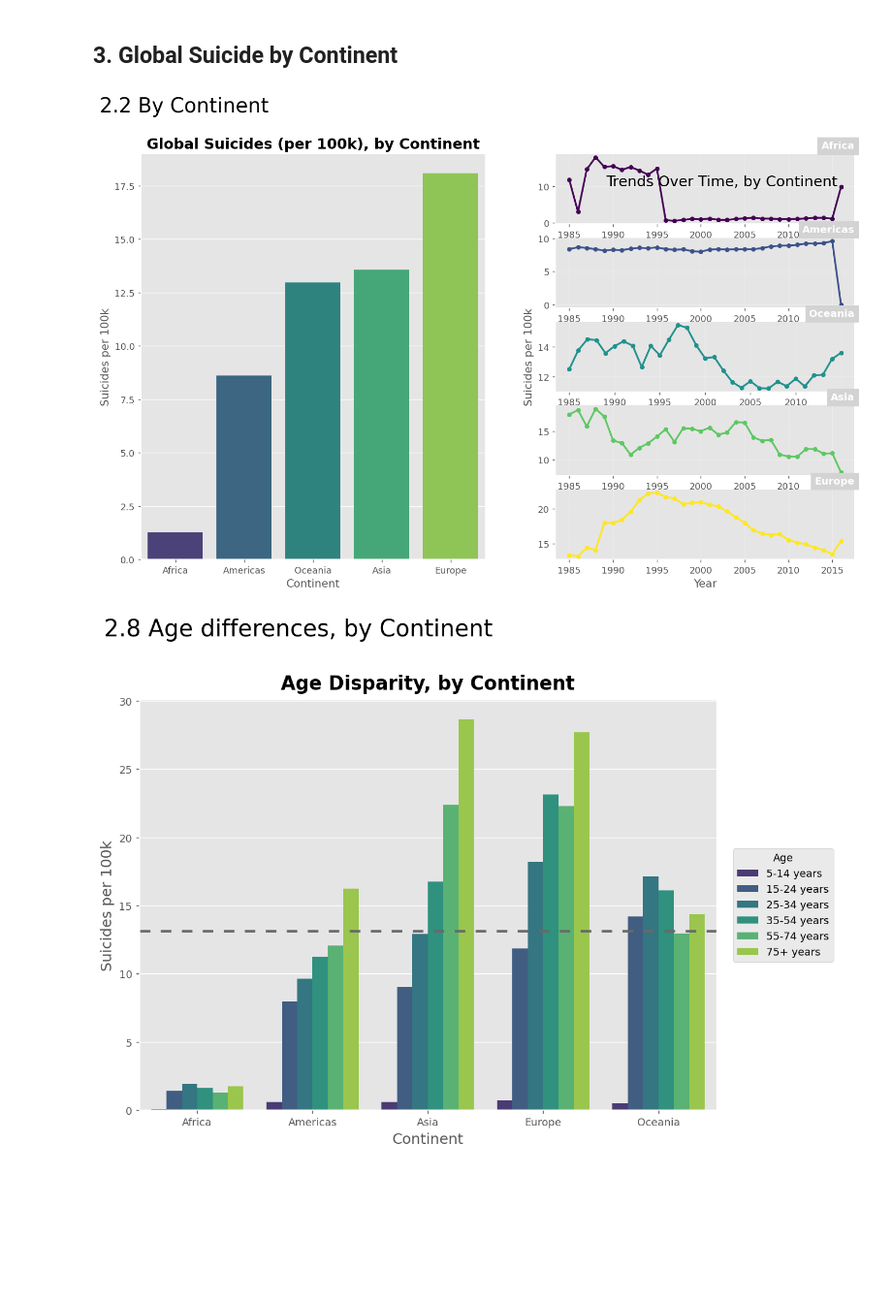
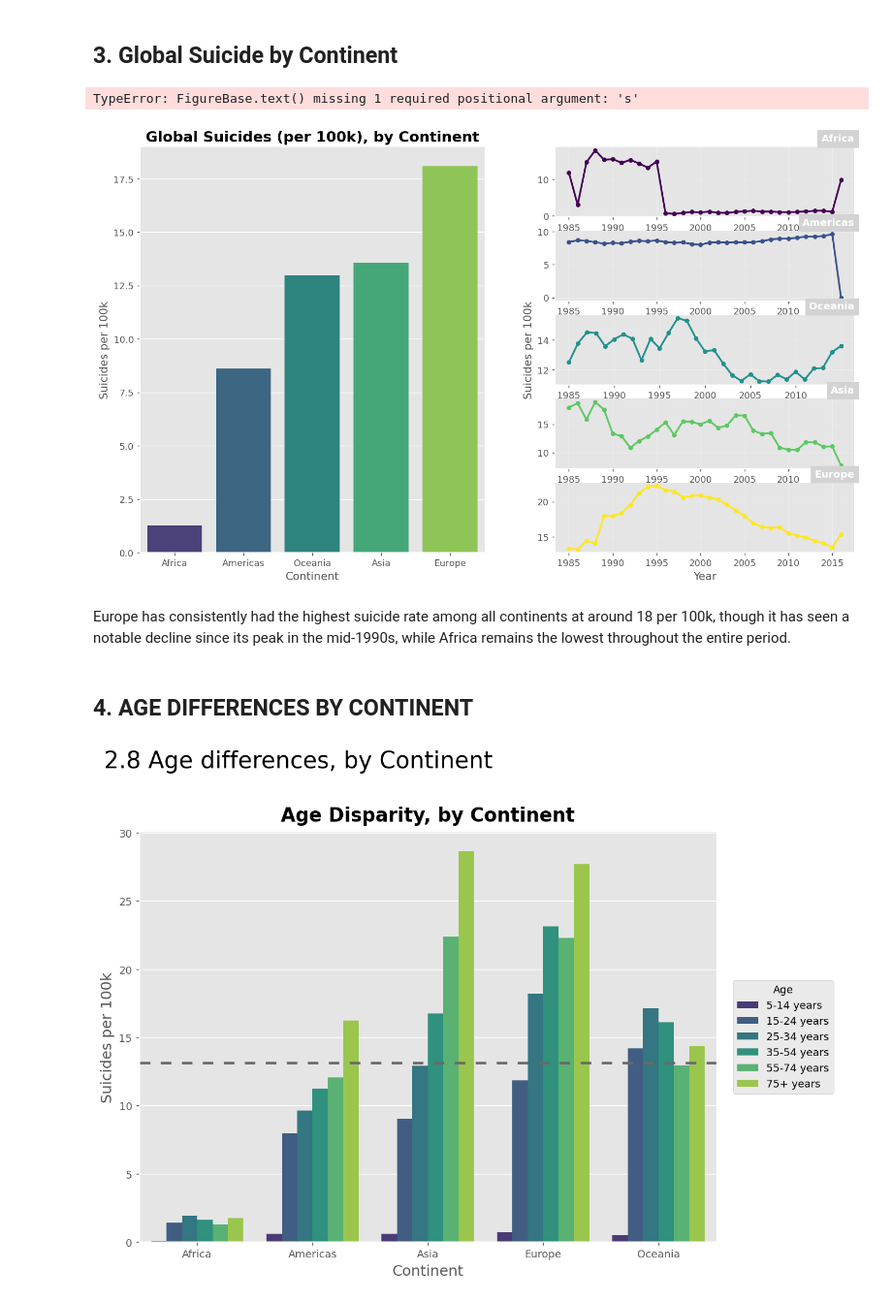
Before and after one commit to MustafaKaanKoc/Reproducible-Research-Term-Project, a Jupyter notebook: suicide_rates.ipynb, the cells around one changed output. Shown at 97% size. Saved outputs shown, nothing was run; the diff lists cells and outputs as text; code cells hidden in the pictures; blank space fills up the shorter version.

Commit message:
interpretaions are added for both the graphs and models

```diff
--- a/suicide_rates.ipynb
+++ b/suicide_rates.ipynb
@@ -294,34 +291,37 @@ for i, continent in enumerate(continent_order):
     ax.grid(True, alpha=0.3)
 
     if i < 4:
         ax.set_xlabel("")
 
     else:
         ax.set_xlabel("Year")
 
     if i == 2:
         ax.set_ylabel("Suicides per 100k")
 
 # OVERALL TITLES
 
 fig.text(
     0.08,
     0.96,
-    "2.2 By Continent",
     fontsize=22
 )
 
 fig.text(
     0.63,
     0.82,
-    "Trends Over Time, by Continent",
     fontsize=16
 )
 
 plt.tight_layout(rect=[0,0,1,0.95])
 plt.show()
 
 # finish
 # %% [output]
+TypeError: FigureBase.text() missing 1 required positional argument: 's'
-[figure, old version]
+[figure, new version]
+# %% [markdown]
+Europe has consistently had the highest suicide rate among all continents at around 18 per 100k, though it has seen a notable decline since its peak in the mid-1990s, while Africa remains the lowest throughout the entire period.
+# %% [markdown]
+## 4. AGE DIFFERENCES BY CONTINENT
 # %%
```
Also changed, not shown: parts of 20 cells of this notebook.
